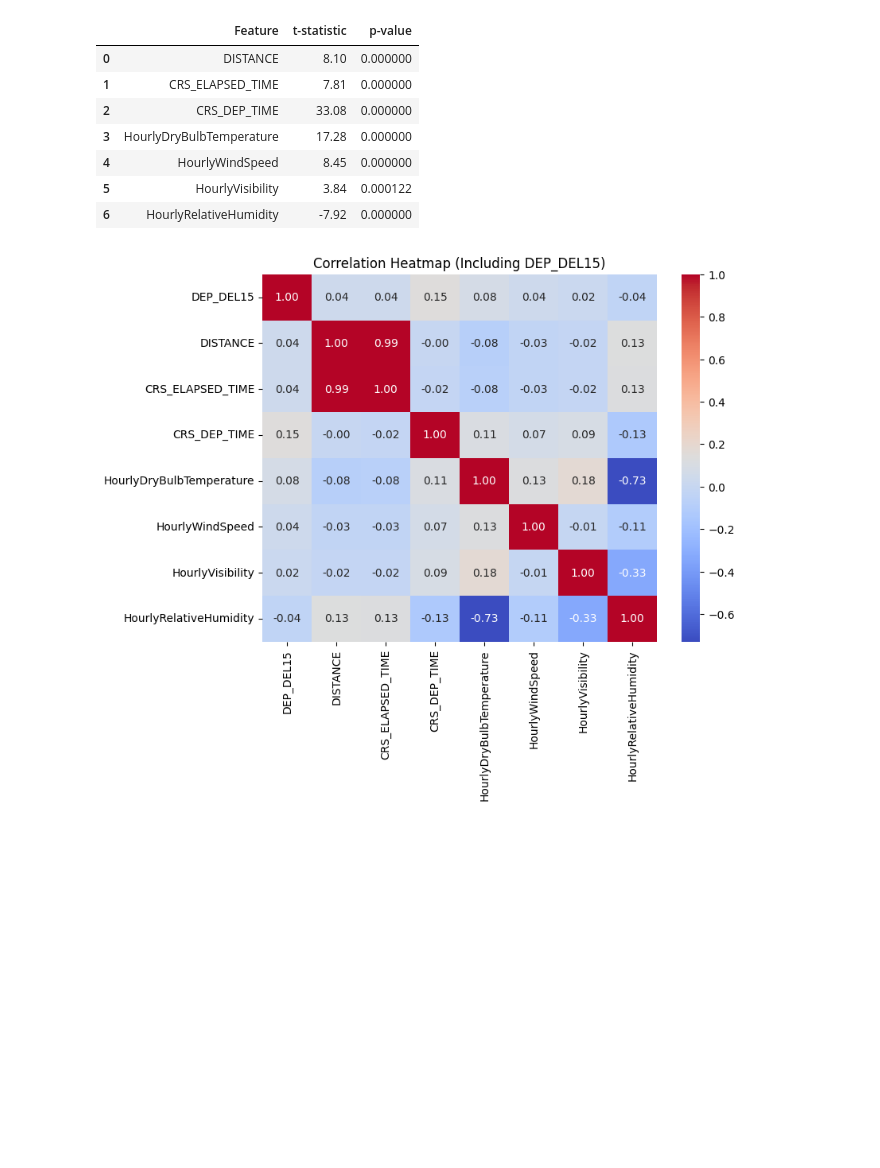
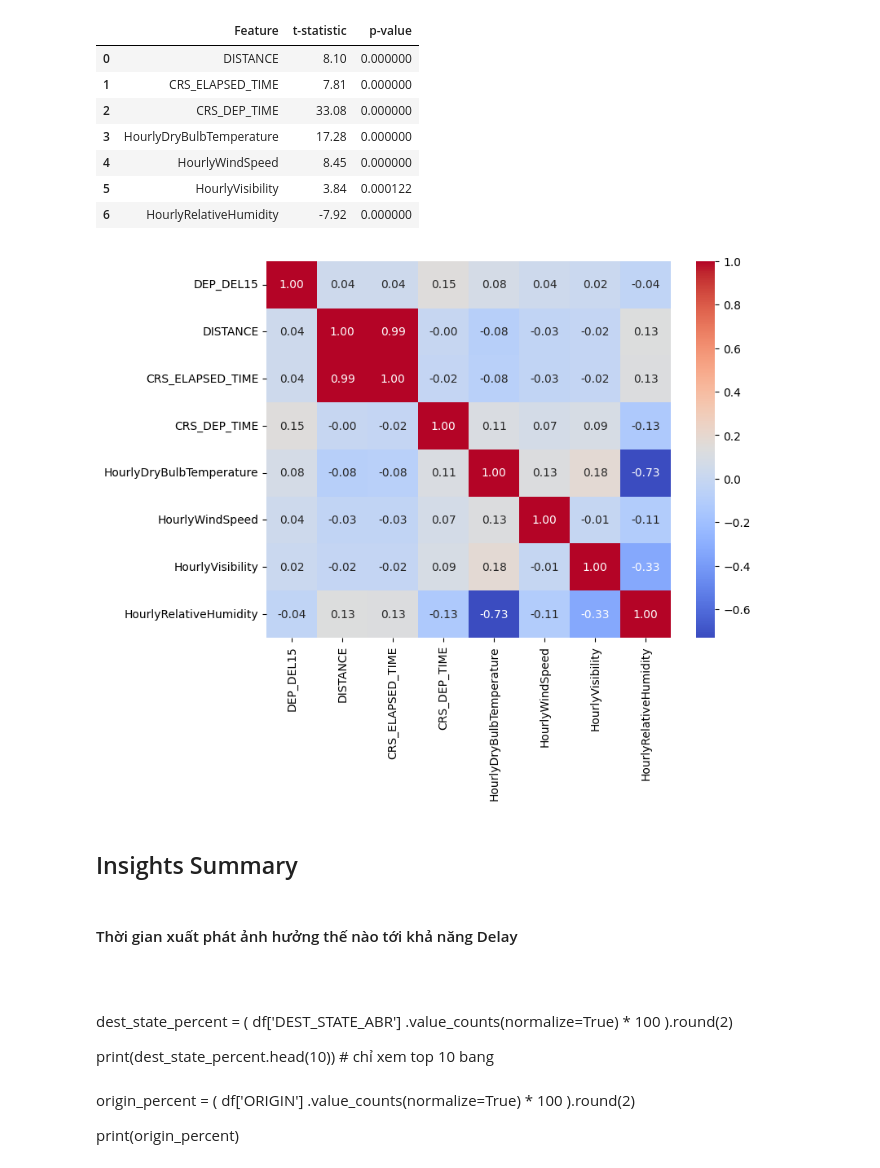
Before and after one commit to cestthanh/USA-flight-delay-prediction, a Jupyter notebook: EDA.ipynb, the cells around one changed output. Drawn from its saved outputs; the diff is of its cells as text; code cells hidden in the pictures; blank space fills up the shorter version.

```diff
--- a/EDA.ipynb
+++ b/EDA.ipynb
@@ -600,14 +600,32 @@ t_df
 | 5 | HourlyVisibility | 3.84 | 0.000122 |
 | 6 | HourlyRelativeHumidity | -7.92 | 0.000000 |
 # %%
-# ======================================================
 # 🔥 Correlation Heatmap for Numeric Features
-# ======================================================
 
 plt.figure(figsize=(8,6))
 corr_matrix = df[["DEP_DEL15"] + numeric_cols].corr()
 sns.heatmap(corr_matrix, annot=True, cmap="coolwarm", fmt=".2f")
-plt.title("Correlation Heatmap (Including DEP_DEL15)")
+# plt.title("Correlation Heatmap (Including DEP_DEL15)")
 plt.show()
 # %% [output]
-[figure, old version]
+[figure, new version]
+# %% [markdown]
+## Insights Summary
+# %% [markdown]
+#### Thời gian xuất phát ảnh hưởng thế nào tới khả năng Delay
+# %% [markdown]
+####
+# %% [markdown]
+dest_state_percent = (
+    df['DEST_STATE_ABR']
+    .value_counts(normalize=True) * 100
+).round(2)
+
+print(dest_state_percent.head(10))  # chỉ xem top 10 bang
+# %% [markdown]
+origin_percent = (
+    df['ORIGIN']
+    .value_counts(normalize=True) * 100
+).round(2)
+
+print(origin_percent)
```
Also changed, not shown: parts of 4 cells of this notebook, 5 other files.
